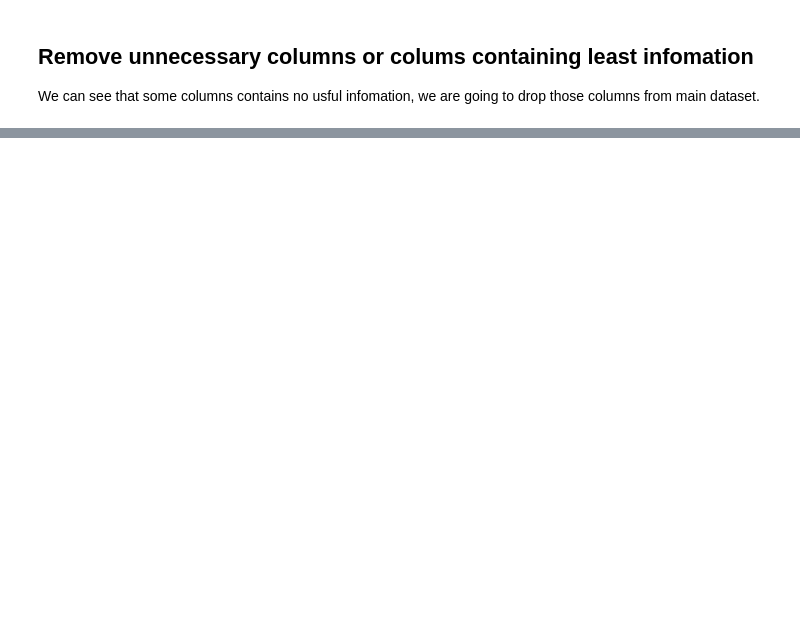
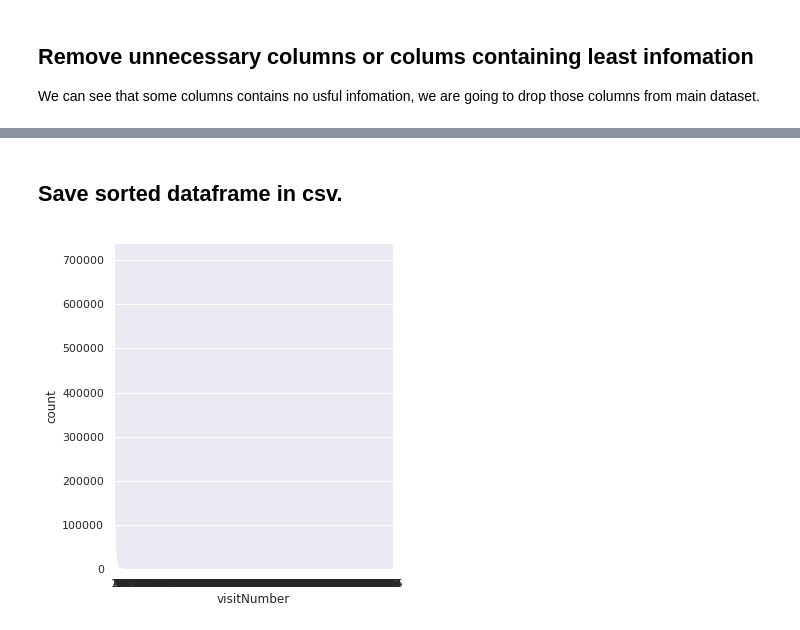
Before and after one commit to nandanlahurikar/Google-Analytics, a Jupyter notebook: Json Processing + EDA.ipynb, the cells around one changed output, grey strips where cells are left out. Cells and saved outputs as stored; diff of their text form; code cells hidden in the pictures; blank space fills up the shorter version.

Commit message:
Data Cleaning.

```diff
--- a/Json Processing + EDA.ipynb
+++ b/Json Processing + EDA.ipynb
@@ -141,5 +284,5 @@ df.head()
 # %%
-df.drop(['latitude','longitude','cityId','networkLocation', 'browserSize','browserVersion',
+df = df.drop(['latitude','longitude','cityId','networkLocation', 'browserSize','browserVersion',
         'flashVersion','language','mobileDeviceBranding','mobileDeviceInfo','mobileDeviceMarketingName',
         'mobileDeviceModel','mobileInputSelector','operatingSystemVersion','screenColors','screenResolution',
         'adwordsClickInfo'],axis=1)
@@ -164,0 +298,2 @@ df.drop(['latitude','longitude','cityId','networkLocation', 'browserSize','brows
+# %% [markdown]
+## Save sorted dataframe in csv.
@@ -164,0 +308,7 @@ df.drop(['latitude','longitude','cityId','networkLocation', 'browserSize','brows
+# %%
+import seaborn as sns
+plt.figure(figsize=(5,6))
+sns.set(style="darkgrid")
+ax = sns.countplot(x="visitNumber", data=df)
+# %% [output]
+[figure, added]
```
Also changed, not shown: parts of 22 cells of this notebook.
